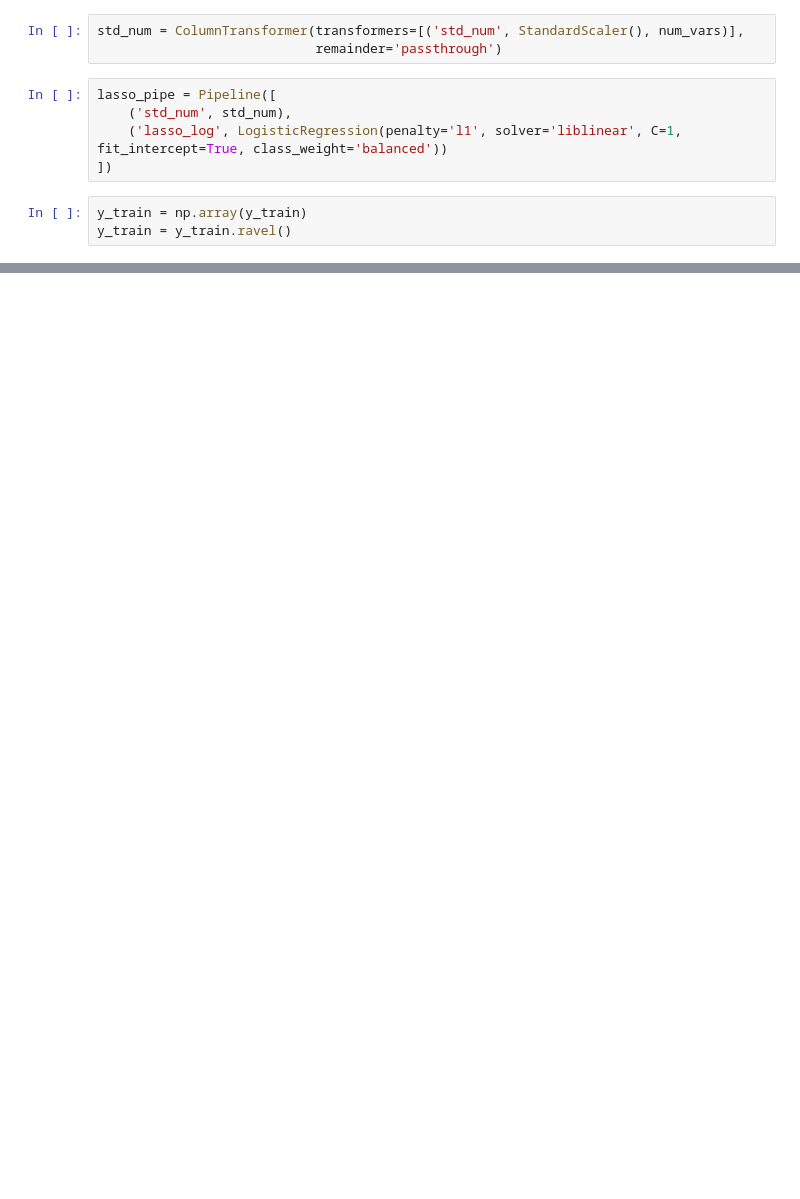
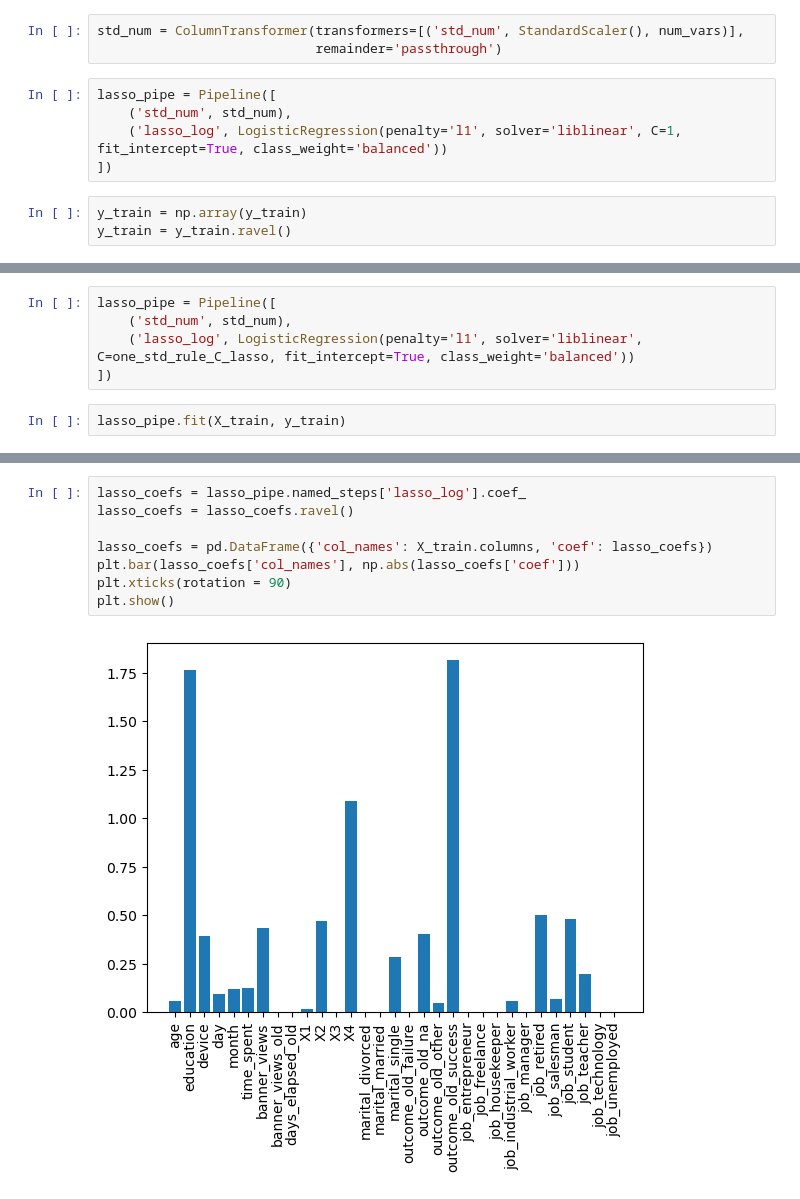
Before and after one commit to LuciaCam/ML_kaggle_competition, a Jupyter notebook: variable_selection.ipynb, the cells around one changed output, grey strips where cells are left out. Drawn from its saved outputs; the diff is of its cells as text; blank space fills up the shorter version.

```diff
--- a/variable_selection.ipynb
+++ b/variable_selection.ipynb
@@ -143,0 +152,7 @@ plt.show()
+# %%
+lasso_pipe = Pipeline([
+    ('std_num', std_num),
+    ('lasso_log', LogisticRegression(penalty='l1', solver='liblinear', C=one_std_rule_C_lasso, fit_intercept=True, class_weight='balanced'))
+])
+# %%
+lasso_pipe.fit(X_train, y_train)
@@ -143,0 +180,10 @@ plt.show()
+# %%
+lasso_coefs = lasso_pipe.named_steps['lasso_log'].coef_
+lasso_coefs = lasso_coefs.ravel()
+
+lasso_coefs = pd.DataFrame({'col_names': X_train.columns, 'coef': lasso_coefs})
+plt.bar(lasso_coefs['col_names'], np.abs(lasso_coefs['coef']))
+plt.xticks(rotation = 90)
+plt.show()
+# %% [output]
+[figure, added]
```
Also changed, not shown: parts of 18 cells of this notebook.
